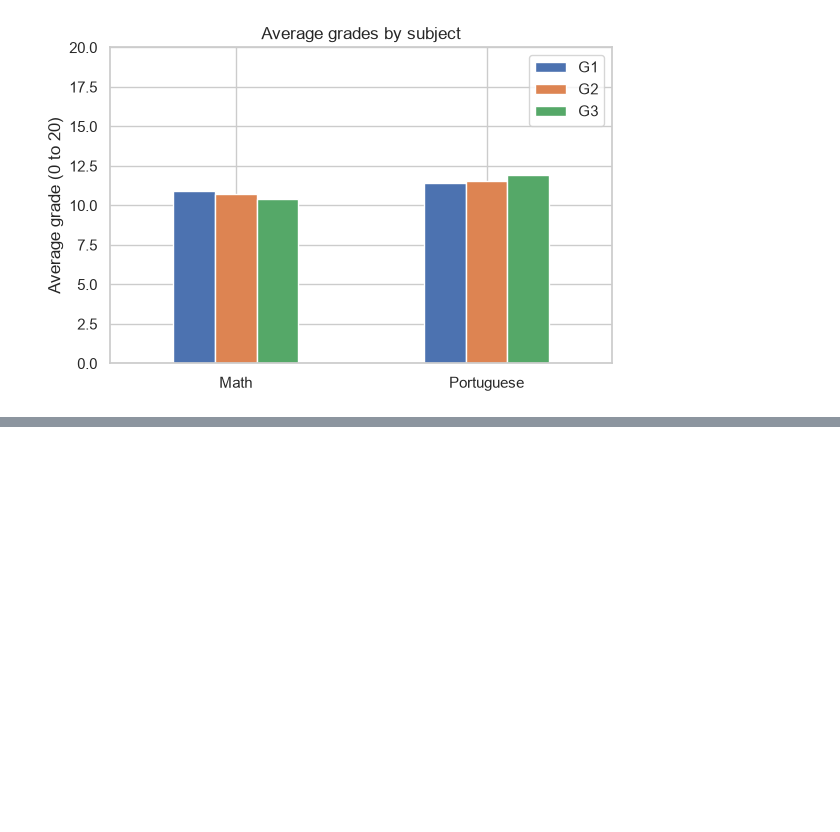
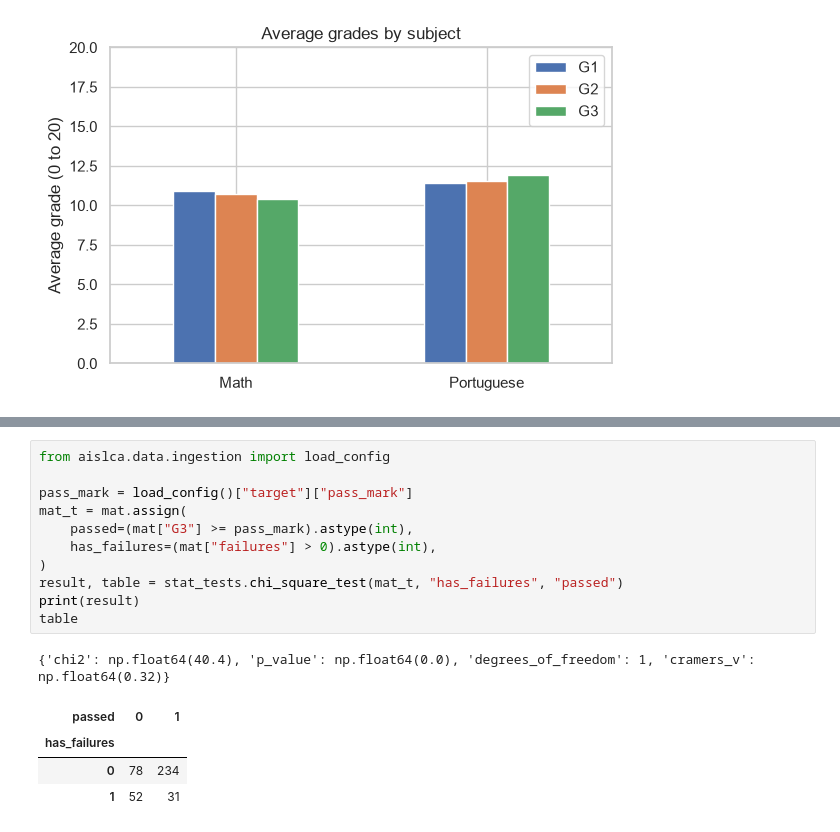
Before and after one commit to prajwal-sv/AI-Learning-Career-Assistant, a Jupyter notebook: notebooks/01_data_analysis.ipynb, the cells around one changed output, grey strips where cells are left out. Cells and saved outputs as stored; diff of their text form; blank space fills up the shorter version.

```diff
--- a/notebooks/01_data_analysis.ipynb
+++ b/notebooks/01_data_analysis.ipynb
@@ -222,0 +285,17 @@ Portuguese  11.40  11.57  11.91
+# %%
+from aislca.data.ingestion import load_config
+
+pass_mark = load_config()["target"]["pass_mark"]
+mat_t = mat.assign(
+    passed=(mat["G3"] >= pass_mark).astype(int),
+    has_failures=(mat["failures"] > 0).astype(int),
+)
+result, table = stat_tests.chi_square_test(mat_t, "has_failures", "passed")
+print(result)
+table
+# %% [output]
+{'chi2': np.float64(40.4), 'p_value': np.float64(0.0), 'degrees_of_freedom': 1, 'cramers_v': np.float64(0.32)}
+| passed | 0 | 1 |
+| has_failures |  |  |
+| 0 | 78 | 234 |
+| 1 | 52 | 31 |
```
Also changed, not shown: parts of 4 cells of this notebook.
